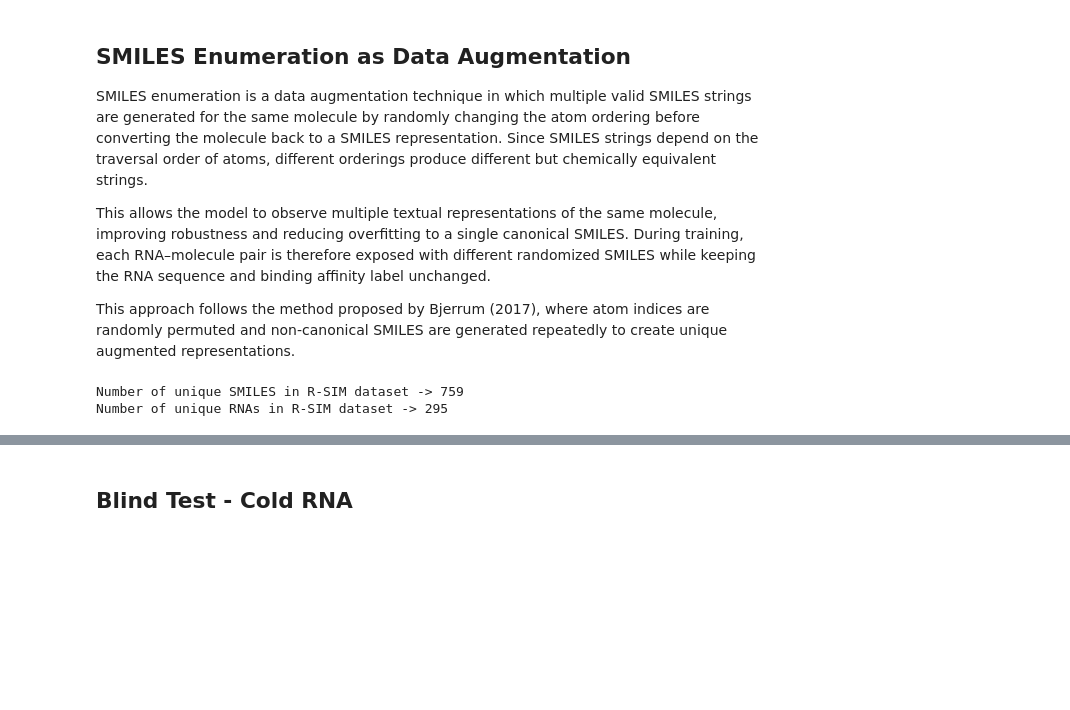
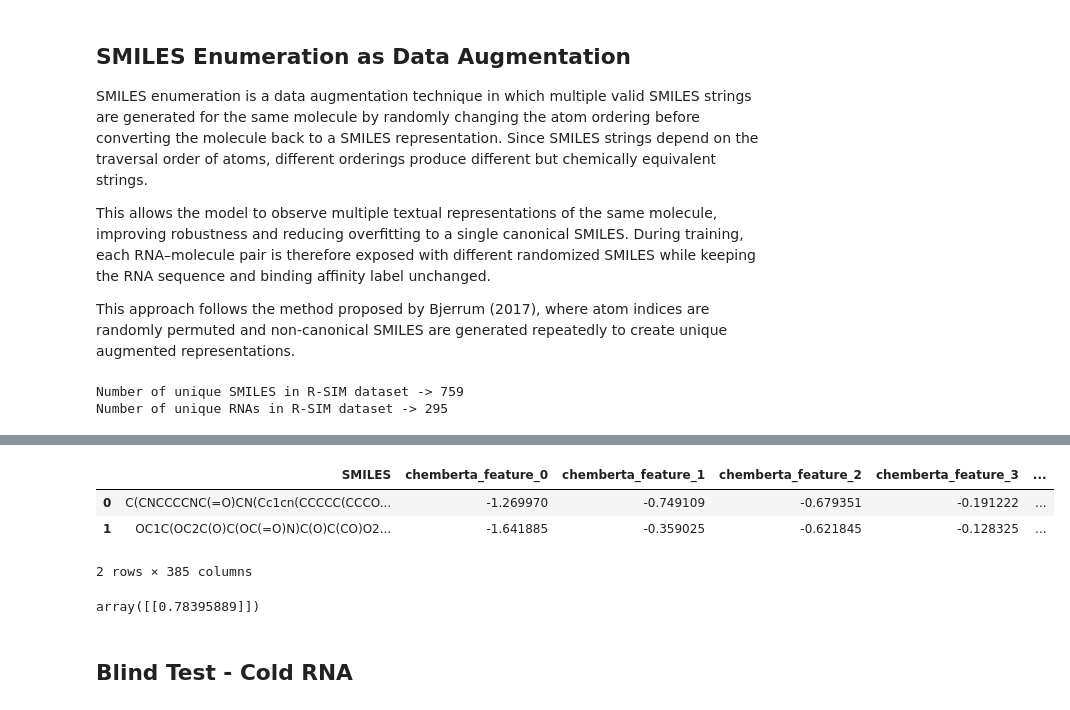
Before and after one commit to Gavision97/MultiStructRSA, a Jupyter notebook: notebooks/analyse_rsim_and_ns.ipynb, the cells around one changed output, grey strips where cells are left out. Cells and saved outputs as stored; diff of their text form; code cells hidden in the pictures; blank space fills up the shorter version.

```diff
--- a/notebooks/analyse_rsim_and_ns.ipynb
+++ b/notebooks/analyse_rsim_and_ns.ipynb
@@ -69,0 +352,7 @@ for smi in unique_smiles:
+# %%
+res['chemberta']
+# %% [output]
+|  | SMILES | chemberta_feature_0 | chemberta_feature_1 | chemberta_feature_2 | chemberta_feature_3 | ... |
+| 0 | C(CNCCCCNC(=O)CN(Cc1cn(CCCCC(CCCO... | -1.269970 | -0.749109 | -0.679351 | -0.191222 | ... |
+| 1 | OC1C(OC2C(O)C(OC(=O)N)C(O)C(CO)O2... | -1.641885 | -0.359025 | -0.621845 | -0.128325 | ... |
+2 rows × 385 columns
@@ -70,3 +362,7 @@ for smi in unique_smiles:
+# %%
+cosine_similarity(x, y)
+# %% [output]
+array([[0.78395889]])
 # %% [markdown]
 ## Blind Test - Cold RNA ##
 # %%
```
Also changed, not shown: parts of 69 cells of this notebook, 23 other files.
